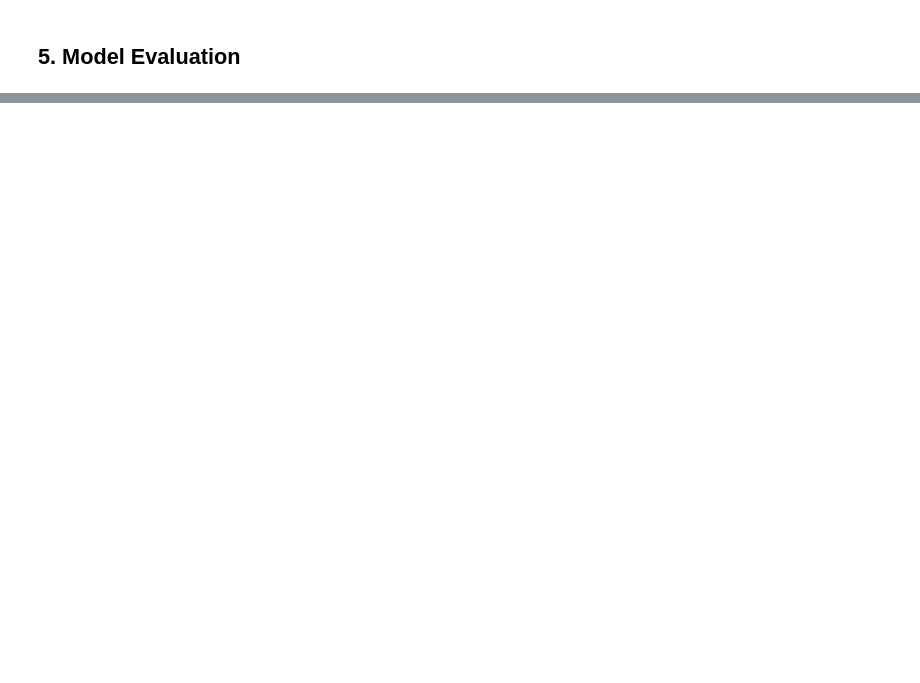
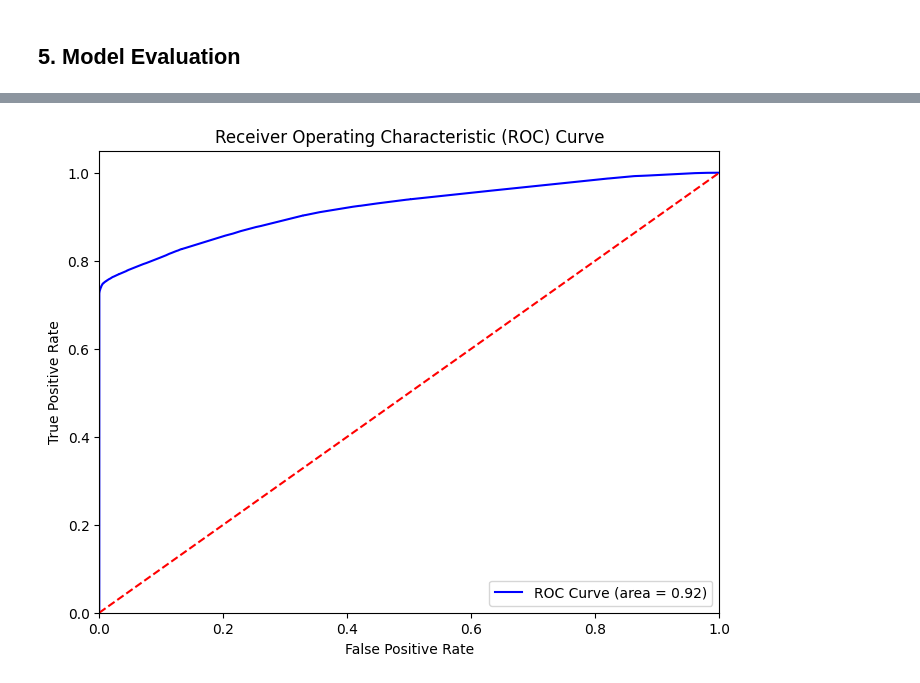
Before and after one commit to zaahirdawood/automl-truelayer, a Jupyter notebook: automl-pipeline.ipynb, the cells around one changed output, grey strips where cells are left out. Saved outputs shown, nothing was run; the diff lists cells and outputs as text; code cells hidden in the pictures; blank space fills up the shorter version.

Commit message:
final model developed merging onto main

```diff
--- a/automl-pipeline.ipynb
+++ b/automl-pipeline.ipynb
@@ -118,0 +132,2 @@ failed_df.groupby('currency').agg({'amount_in_currency':'sum'}).reset_index()
+# %%
+X['time_diff'].fillna(0, inplace=True)
@@ -119,2 +172,11 @@ failed_df.groupby('currency').agg({'amount_in_currency':'sum'}).reset_index()
+# %%
+from sklearn.model_selection import train_test_split
+
+# Split the data into training and testing sets
+X_train, X_test, y_train, y_test = train_test_split(X_undersampled,
+                                                    y_undersampled,
+                                                    test_size=0.2,
+                                                    random_state=42,
+                                                    stratify=y, shuffle=True)
 # %% [markdown]
 ## 4. Model Development (AutoML)
@@ -122,0 +313,13 @@ failed_df.groupby('currency').agg({'amount_in_currency':'sum'}).reset_index()
+# %%
+from sklearn.metrics import classification_report, roc_auc_score
+
+# Make predictions on the test set
+y_pred = pipeline.predict(X_test)
+
+# Generate the classification report
+print(classification_report(y_test, y_pred))
+
+# Calculate the AUC ROC score
+y_prob = pipeline.predict_proba(X_test)[:, 1]  # Get the probabilities for the positive class
+auc_score = roc_auc_score(y_test, y_prob)
+print(f'AUC ROC Score: {auc_score:.4f}')
@@ -122,0 +337,20 @@ failed_df.groupby('currency').agg({'amount_in_currency':'sum'}).reset_index()
+# %%
+import matplotlib.pyplot as plt
+from sklearn.metrics import roc_curve
+
+# Calculate the ROC curve
+fpr, tpr, thresholds = roc_curve(y_test, y_prob)
+
+# Plot the ROC curve
+plt.figure(figsize=(8, 6))
+plt.plot(fpr, tpr, color='blue', label='ROC Curve (area = {:.2f})'.format(auc_score))
+plt.plot([0, 1], [0, 1], color='red', linestyle='--')  # Diagonal line
+plt.xlim([0.0, 1.0])
+plt.ylim([0.0, 1.05])
+plt.xlabel('False Positive Rate')
+plt.ylabel('True Positive Rate')
+plt.title('Receiver Operating Characteristic (ROC) Curve')
+plt.legend(loc='lower right')
+plt.show()
+# %% [output]
+[figure, added]
```
Also changed, not shown: parts of 25 cells of this notebook, 3 other files.
